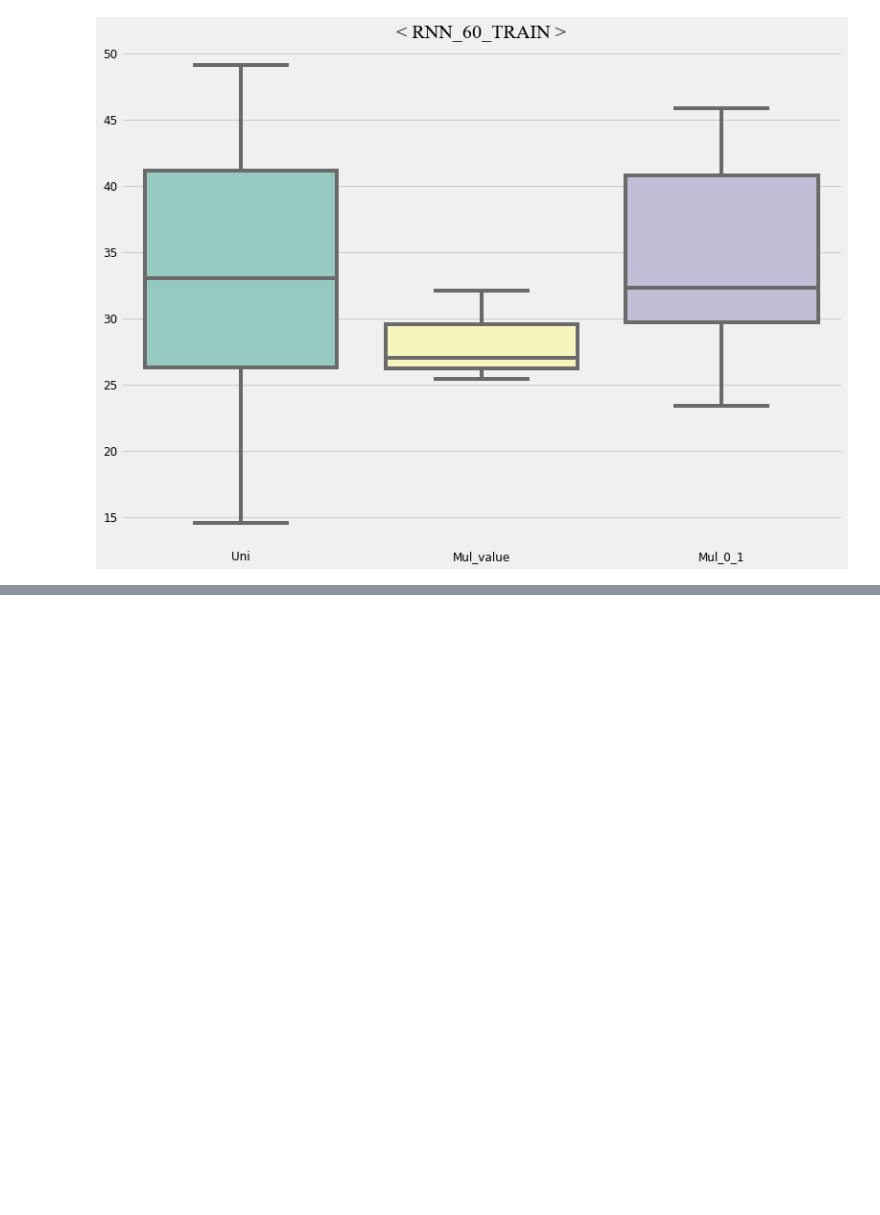
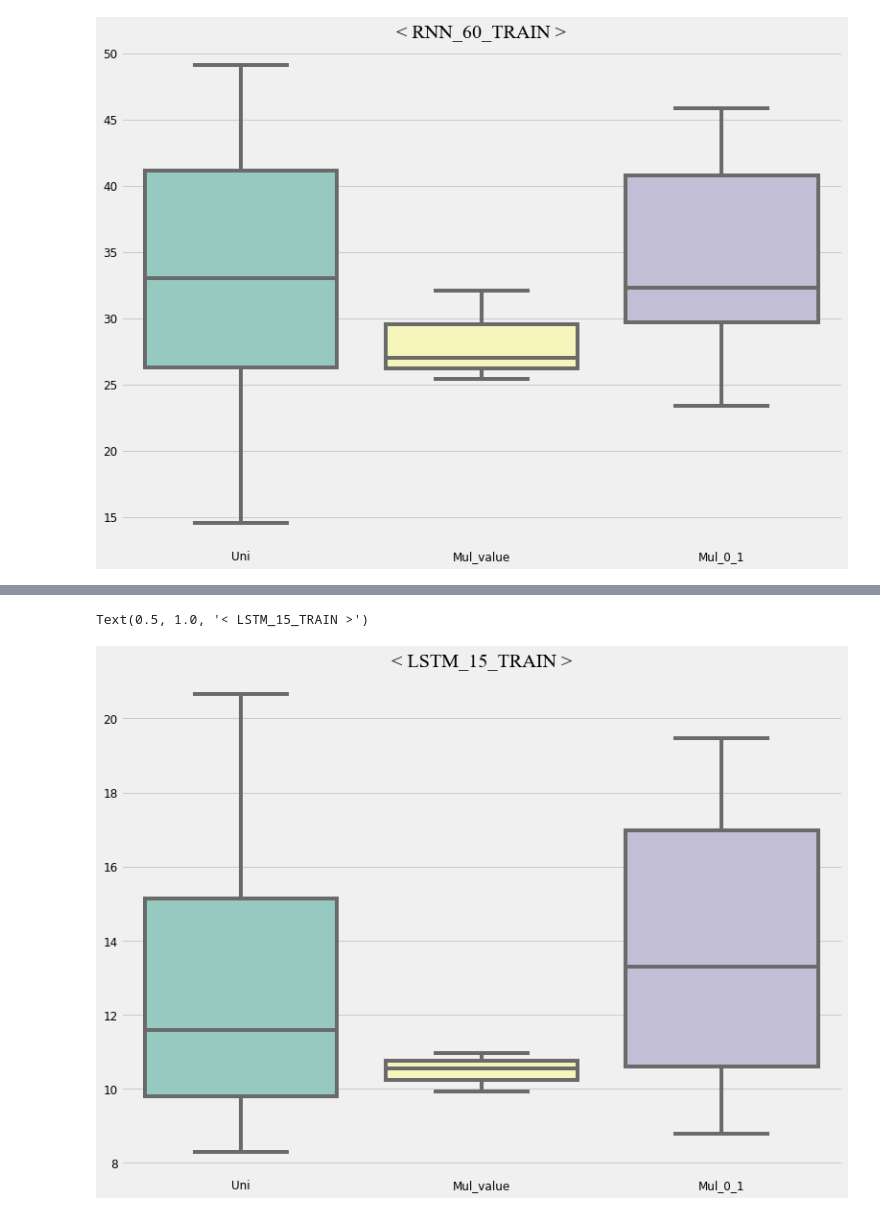
Before and after one commit to dongsikchoi/Blood-Glucose-Prediction-LSTM, a Jupyter notebook: 2021_01_19_Visualize_boxplot.ipynb, the cells around one changed output, grey strips where cells are left out. Cells and saved outputs as stored; diff of their text form; code cells hidden in the pictures; blank space fills up the shorter version.

```diff
--- a/2021_01_19_Visualize_boxplot.ipynb
+++ b/2021_01_19_Visualize_boxplot.ipynb
@@ -183,0 +218,7 @@ Text(0.5, 1.0, '< RNN_60_TRAIN >')
+# %%
+plt.figure(figsize=(12,9))
+sns.boxplot(data=train_LSTM15,palette="Set3")
+plt.title('< LSTM_15_TRAIN >',family='Times New Roman')
+# %% [output]
+Text(0.5, 1.0, '< LSTM_15_TRAIN >')
+[figure, added]
```
Also changed, not shown: parts of 42 cells of this notebook.
